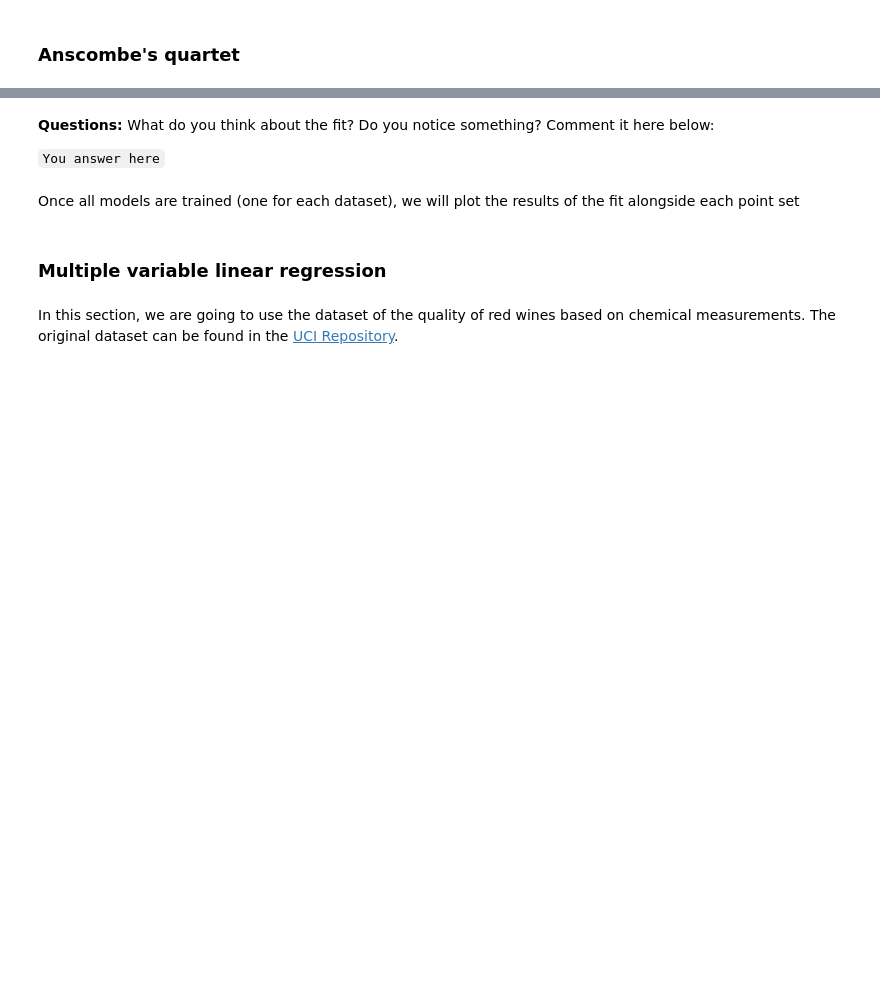
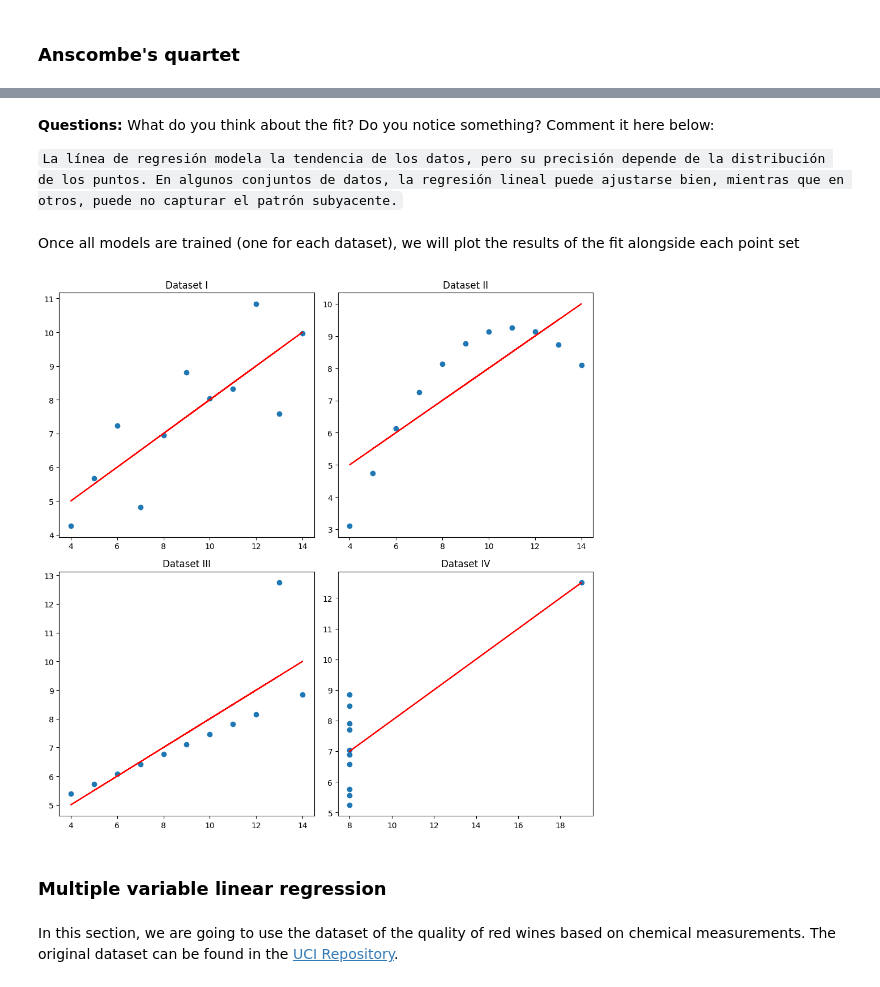
Before and after one commit to ICAI-IMAT-ML/p2-3-yagocastillo126, a Jupyter notebook: notebook/Lab_2_3_LinearRegression.ipynb, the cells around one changed output, grey strips where cells are left out. Drawn from its saved outputs; the diff is of its cells as text; code cells hidden in the pictures; blank space fills up the shorter version.

```diff
--- a/notebook/Lab_2_3_LinearRegression.ipynb
+++ b/notebook/Lab_2_3_LinearRegression.ipynb
@@ -57,29 +77,33 @@ anscombe, datasets, models, result = anscombe_quartet()
-# %% [markdown]
-**Questions:** What do you think about the fit? Do you notice something? Comment it here below:
-
-
-
-`You answer here`
+# %% [markdown]
+**Questions:** What do you think about the fit? Do you notice something? Comment it here below:
+
+
+
+`La línea de regresión modela la tendencia de los datos, pero su precisión depende de la distribución de los puntos. En algunos conjuntos de datos, la regresión lineal puede ajustarse bien, mientras que en otros, puede no capturar el patrón subyacente.`
 # %% [markdown]
 
 Once all models are trained (one for each dataset), we will plot the results of the fit alongside each point set
 # %%
 # Visualizing the datasets with their regression lines
 fig, axs = plt.subplots(2, 2, figsize=(10, 10))
 axs = axs.flatten()
 
 for i, dataset in enumerate(datasets):
 
-    # TODO: Select the dataset for each case
-    data = None
+    # Select the dataset for each case
+    data = anscombe[anscombe["dataset"] == dataset]
     axs[i].scatter(data['x'], data['y'])
 
-    # TODO: Plot the data and the fit (fill the "None" value)
-    axs[i].plot(data['x'], None, color='red')  # Regression line
+    regresor = LinearRegressor()
+    regresor.fit_simple(data['x'],data['y'])
+    # Plot the data and the fit (fill the "None" value)
+    axs[i].plot(data['x'], regresor.predict(data['x']), color='red')  # Regression line
     axs[i].set_title(f"Dataset {dataset}")
 
 plt.tight_layout()
 plt.show()
+# %% [output]
+[figure, added]
 # %% [markdown]
 ### Multiple variable linear regression
 # %% [markdown]
```
Also changed, not shown: parts of 6 cells of this notebook, 1 other file.
